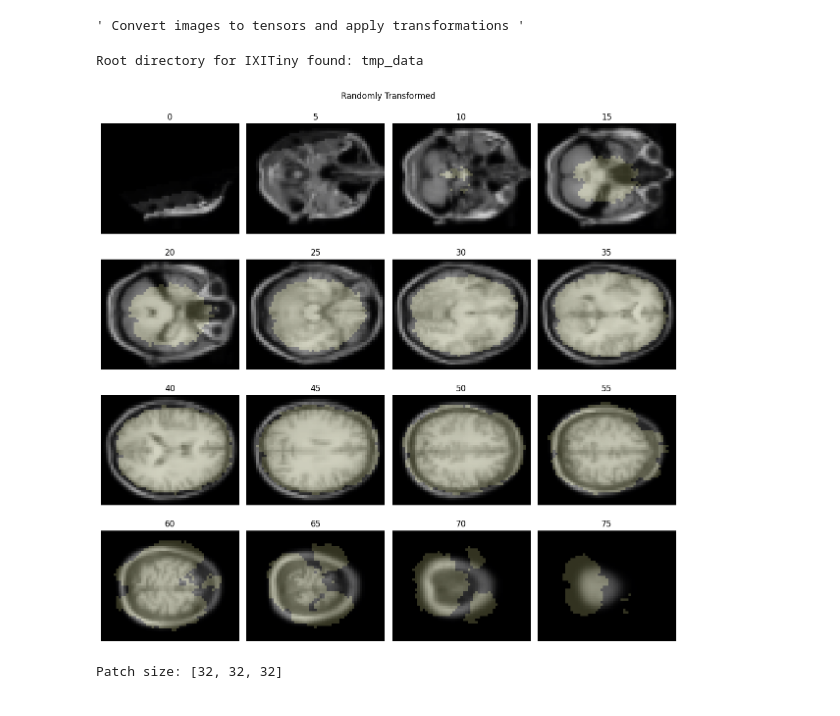
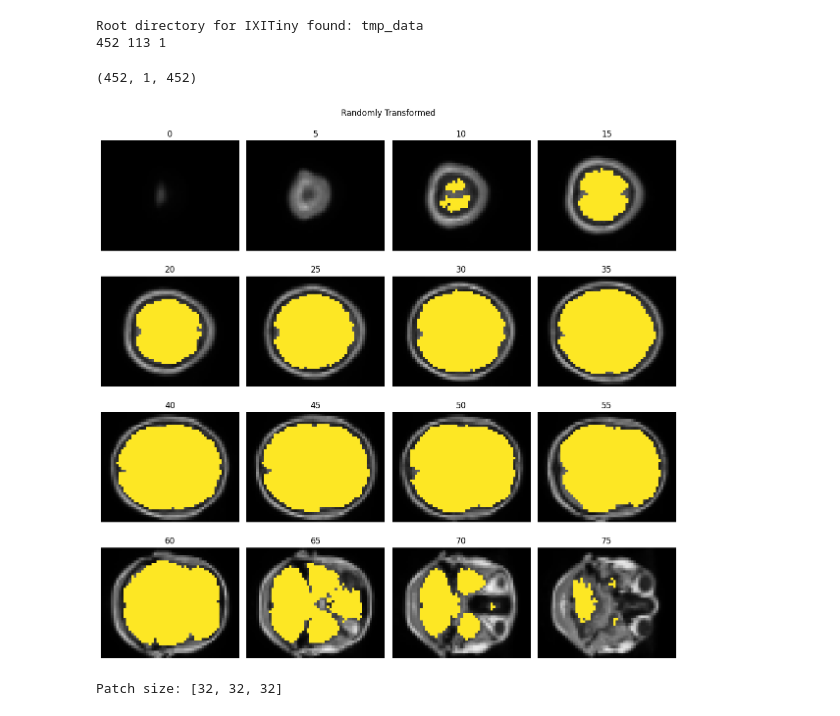
Before and after one commit to JGIBristol/fish_test, a Jupyter notebook: segment_test.ipynb, the cells around one changed output. Drawn from its saved outputs; the diff is of its cells as text; code cells hidden in the pictures.

Commit message:
use a brain example; split data into train + test and make a (bad) visualisation of the result

```diff
--- a/segment_test.ipynb
+++ b/segment_test.ipynb
@@ -41,33 +41,47 @@ plot.plot_arr(img, mask)
-# %%
-""" Convert images to tensors and apply transformations """
-# %% [output]
-' Convert images to tensors and apply transformations '
-# %%
-"""
-Ignore all that and use a brain MRI dataset
-
-"""
-
-import torchio as tio
-from dev import image_io
-
-transform = image_io.random_transforms()
-subjects = [image_io.subject(img, mask) for _ in range(3)]
-
-subjectdataset = tio.datasets.ixi.IXITiny(
-    "tmp_data/", transform=transform, download=True
-)
-# %% [output]
-Root directory for IXITiny found: tmp_data
+# %%
+"""
+Ignore all that and use a brain MRI dataset
+
+"""
+
+import torch.utils
+import torchio as tio
+from dev import image_io
+
+transform = image_io.random_transforms()
+
+subjectdataset = tio.datasets.ixi.IXITiny(
+    root="tmp_data/", transform=transform, download=True
+)
+
+# This is slow and bad
+indices = np.arange(len(subjectdataset))
+np.random.shuffle(indices)
+train_idx, val_idx, test_idx = np.split(
+    indices, [int(0.8 * len(indices)), len(indices) - 1]
+)
+print(len(train_idx), len(val_idx), len(test_idx))
+
+train_data = tio.SubjectsDataset([subjectdataset[i] for i in train_idx])
+val_data = tio.SubjectsDataset([subjectdataset[i] for i in test_idx])
+test_data = tio.SubjectsDataset([subjectdataset[i] for i in train_idx])
+
+del subjectdataset
+
+len(train_data), len(val_data), len(test_data)
+# %% [output]
+Root directory for IXITiny found: tmp_data
+452 113 1
+(452, 1, 452)
 # %%
 fig, _ = plot.plot_arr(
-    image_io.pytorch2img(subjectdataset[0].image.data.squeeze()),
-    image_io.pytorch2img(subjectdataset[0].label.data.squeeze()),
+    image_io.pytorch2img(train_data[0].image.data.squeeze()),
+    image_io.pytorch2img(train_data[0].label.data.squeeze()),
 )
 fig.suptitle("Randomly Transformed")
 fig.tight_layout()
 # %% [output]
-[figure, old version]
+[figure, new version]
 # %%
 """ Create a DataLoader"""
 
```
Also changed, not shown: parts of 5 cells of this notebook.
